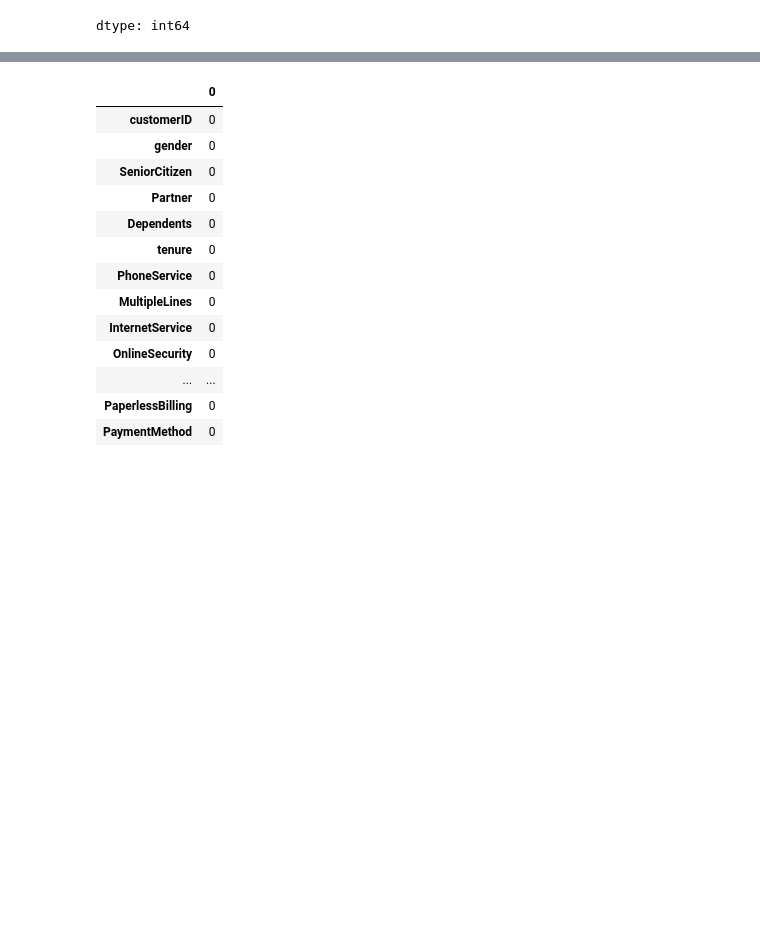
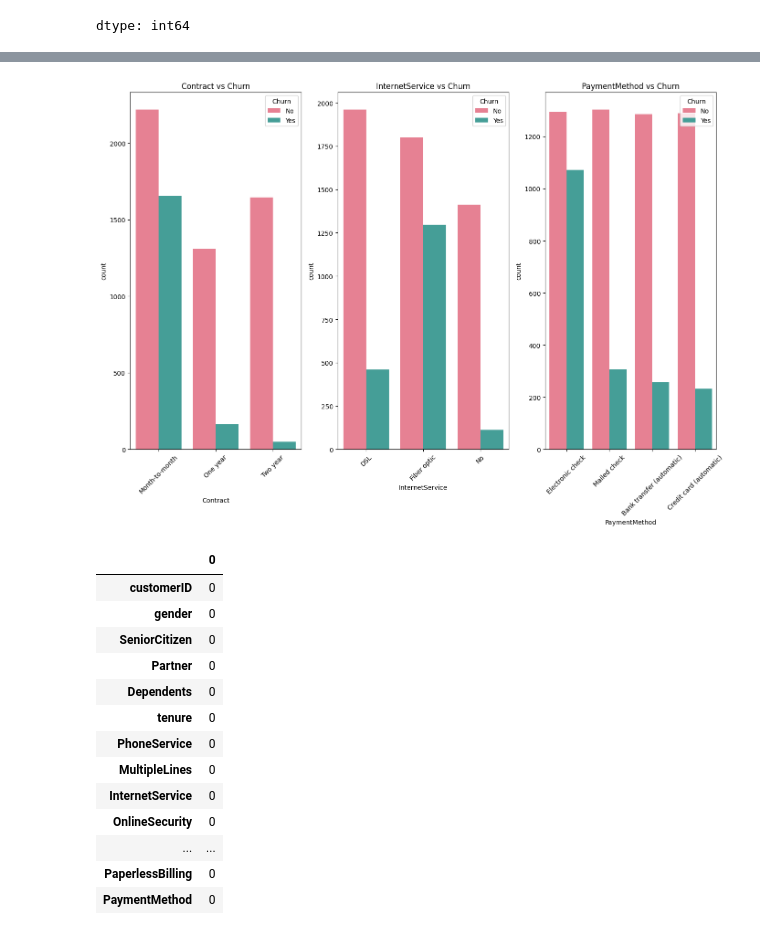
Before and after one commit to yalindi/2425568_ml, a Jupyter notebook: 2425568.ipynb, the cells around one changed output, grey strips where cells are left out. Cells and saved outputs as stored; diff of their text form; code cells hidden in the pictures; blank space fills up the shorter version.

```diff
--- a/2425568.ipynb
+++ b/2425568.ipynb
@@ -165,3 +188,17 @@ dtype: int64
+# %%
+#Importanat categorical Features vs Churn
+cat_cols = ['Contract', 'InternetService', 'PaymentMethod']
+
+fig, axes = plt.subplots(1, 3, figsize=(14, 10))
+axes = axes.ravel()
+for i, col in enumerate(cat_cols):
+    sns.countplot(data=df, x=col, hue='Churn', ax=axes[i], palette='husl')
+    axes[i].set_title(f'{col} vs Churn')
+    axes[i].tick_params(axis='x', rotation=45)
+plt.tight_layout()
+plt.show()
+# %% [output]
+[figure, added]
 # %%
 #Impute missing TotalCharges
 df_copy=df
```
Also changed, not shown: parts of 16 cells of this notebook.
